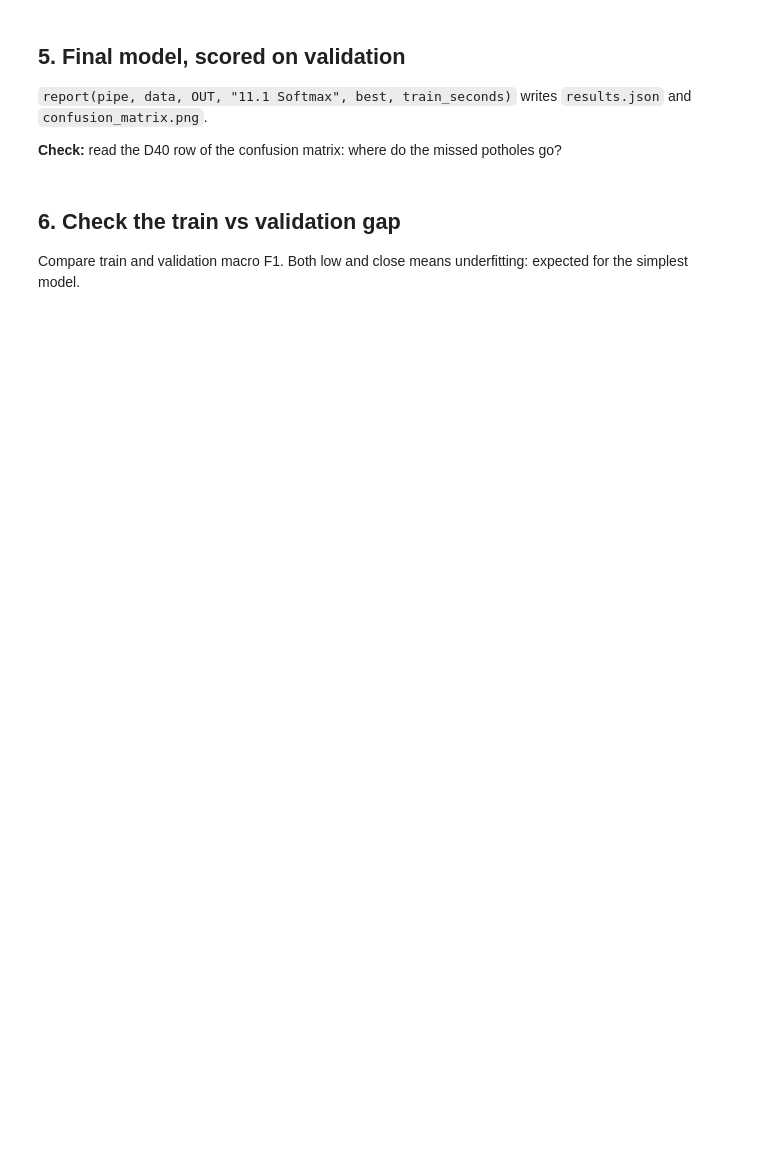
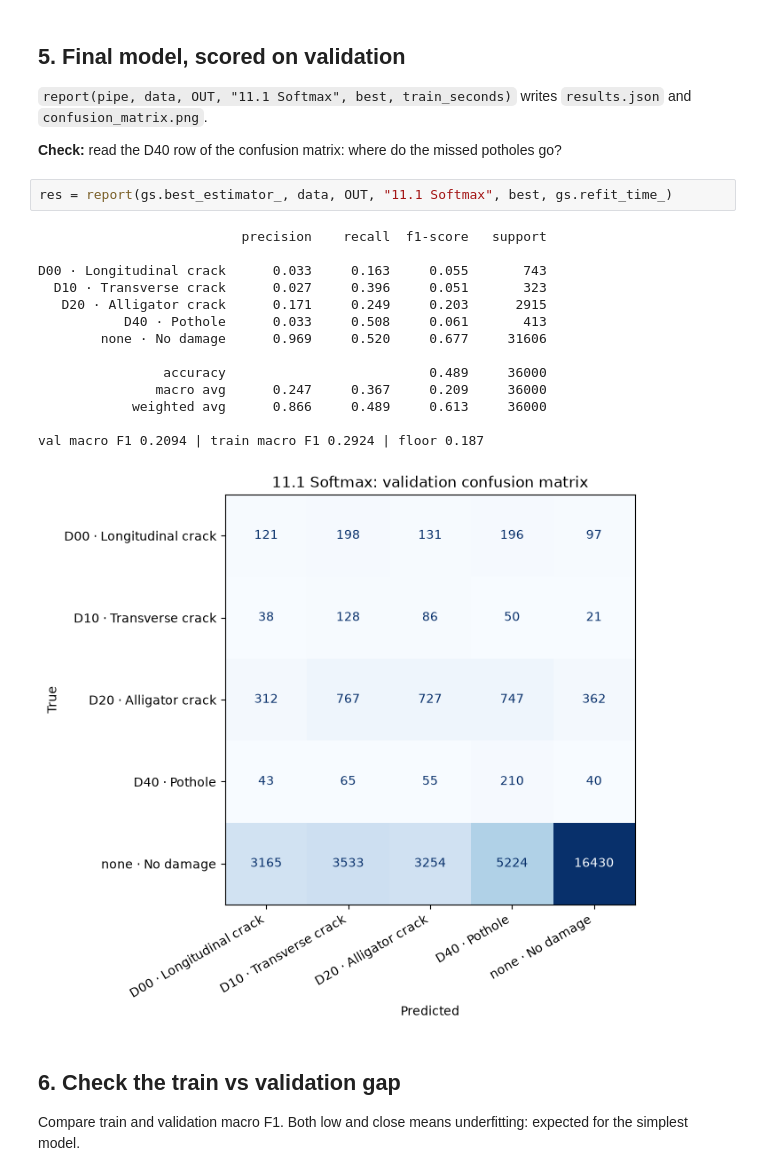
Before and after one commit to RaksaOC/road-damage-classifier, a Jupyter notebook: backend/ml/notebooks/11_1_softmax.ipynb, the cells around one changed output. Drawn from its saved outputs; the diff is of its cells as text; blank space fills up the shorter version.

```diff
--- a/backend/ml/notebooks/11_1_softmax.ipynb
+++ b/backend/ml/notebooks/11_1_softmax.ipynb
@@ -80,6 +134,23 @@ Try every combination in the table above with `GridSearchCV(..., cv=CV, scoring=
 `report(pipe, data, OUT, "11.1 Softmax", best, train_seconds)` writes `results.json` and `confusion_matrix.png`.
 
 **Check:** read the D40 row of the confusion matrix: where do the missed potholes go?
+# %%
+res = report(gs.best_estimator_, data, OUT, "11.1 Softmax", best, gs.refit_time_)
+# %% [output]
+                          precision    recall  f1-score   support
+
+D00 · Longitudinal crack      0.033     0.163     0.055       743
+  D10 · Transverse crack      0.027     0.396     0.051       323
+   D20 · Alligator crack      0.171     0.249     0.203      2915
+           D40 · Pothole      0.033     0.508     0.061       413
+        none · No damage      0.969     0.520     0.677     31606
+
+                accuracy                          0.489     36000
+               macro avg      0.247     0.367     0.209     36000
+            weighted avg      0.866     0.489     0.613     36000
+
+val macro F1 0.2094 | train macro F1 0.2924 | floor 0.187
+[figure, added]
 # %% [markdown]
 ## 6. Check the train vs validation gap
 
```
Also changed, not shown: parts of 6 cells of this notebook.
